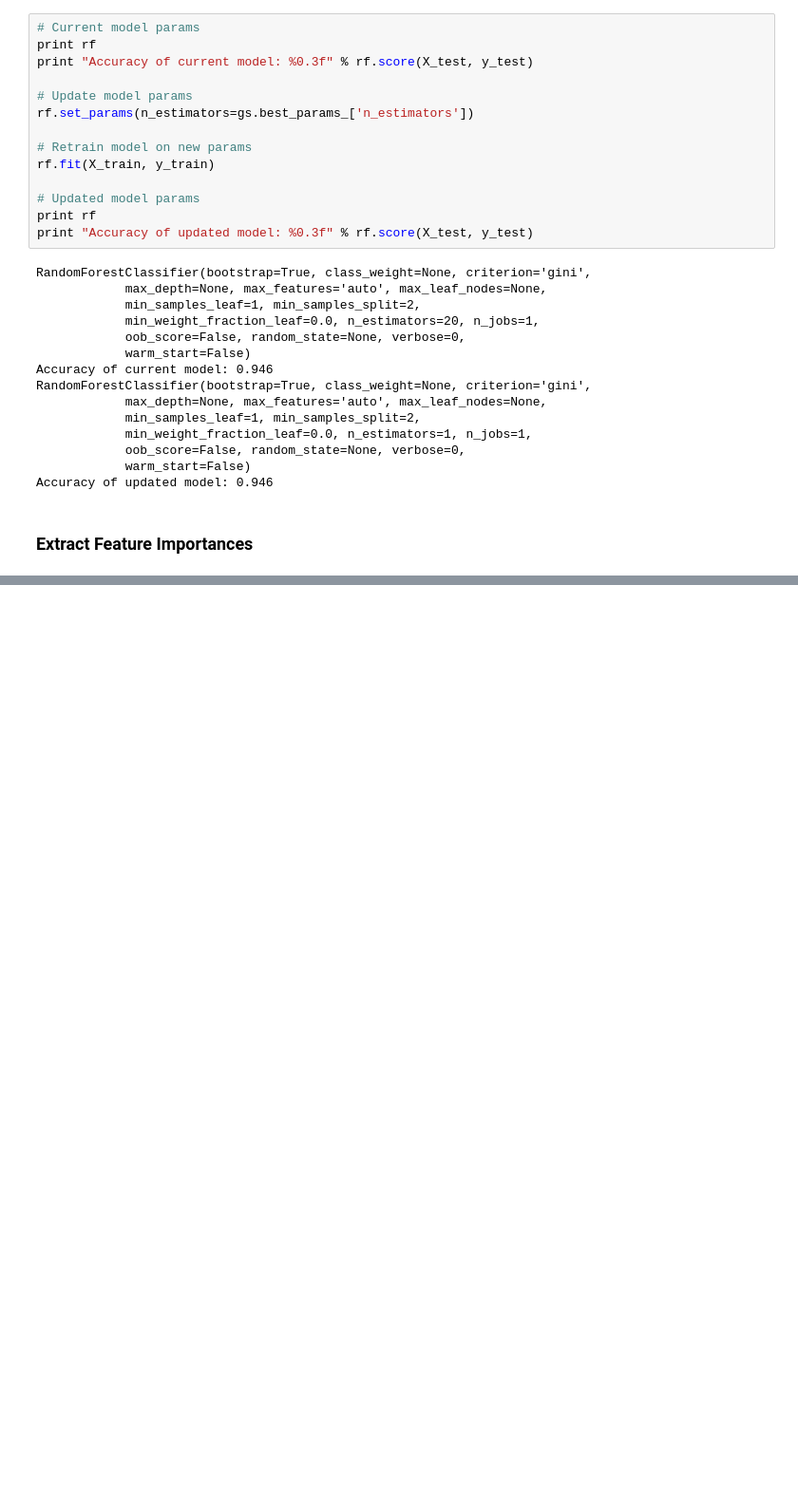
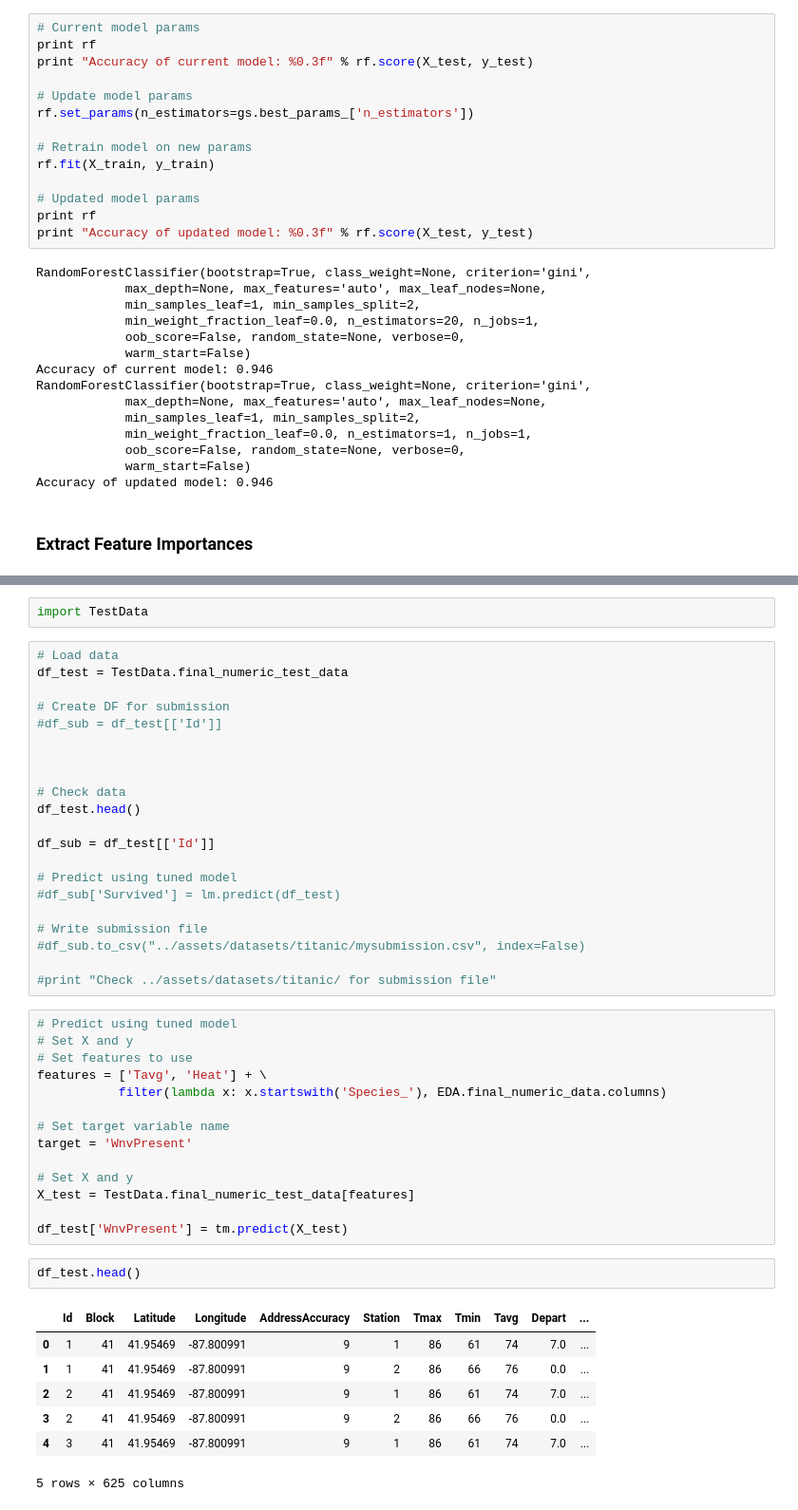
Before and after one commit to rhsu0268/West-Nile-Virus, a Jupyter notebook: Random_Forest.ipynb, the cells around one changed output, grey strips where cells are left out. Shown: that part at 95% size. Drawn from its saved outputs; the diff is of its cells as text; blank space fills up the shorter version.

```diff
--- a/Random_Forest.ipynb
+++ b/Random_Forest.ipynb
@@ -346,0 +518,47 @@ sns.barplot(y='Features', x='Importance Score', data=features_df)
+# %%
+import TestData
+# %%
+# Load data
+df_test = TestData.final_numeric_test_data
+
+# Create DF for submission
+#df_sub = df_test[['Id']]
+
+
+
+# Check data
+df_test.head()
+
+df_sub = df_test[['Id']]
+
+# Predict using tuned model
+#df_sub['Survived'] = lm.predict(df_test)
+
+# Write submission file
+#df_sub.to_csv("../assets/datasets/titanic/mysubmission.csv", index=False)
+
+#print "Check ../assets/datasets/titanic/ for submission file"
+# %%
+# Predict using tuned model
+# Set X and y
+# Set features to use
+features = ['Tavg', 'Heat'] + \
+           filter(lambda x: x.startswith('Species_'), EDA.final_numeric_data.columns)
+
+# Set target variable name
+target = 'WnvPresent'
+
+# Set X and y
+X_test = TestData.final_numeric_test_data[features]
+
+df_test['WnvPresent'] = tm.predict(X_test)
+# %%
+df_test.head()
+# %% [output]
+|  | Id | Block | Latitude | Longitude | AddressAccuracy | Station | Tmax | Tmin | Tavg | Depart | ... |
+| 0 | 1 | 41 | 41.95469 | -87.800991 | 9 | 1 | 86 | 61 | 74 | 7.0 | ... |
+| 1 | 1 | 41 | 41.95469 | -87.800991 | 9 | 2 | 86 | 66 | 76 | 0.0 | ... |
+| 2 | 2 | 41 | 41.95469 | -87.800991 | 9 | 1 | 86 | 61 | 74 | 7.0 | ... |
+| 3 | 2 | 41 | 41.95469 | -87.800991 | 9 | 2 | 86 | 66 | 76 | 0.0 | ... |
+| 4 | 3 | 41 | 41.95469 | -87.800991 | 9 | 1 | 86 | 61 | 74 | 7.0 | ... |
+5 rows × 625 columns
```
Also changed, not shown: parts of 25 cells of this notebook, 2 other files.
